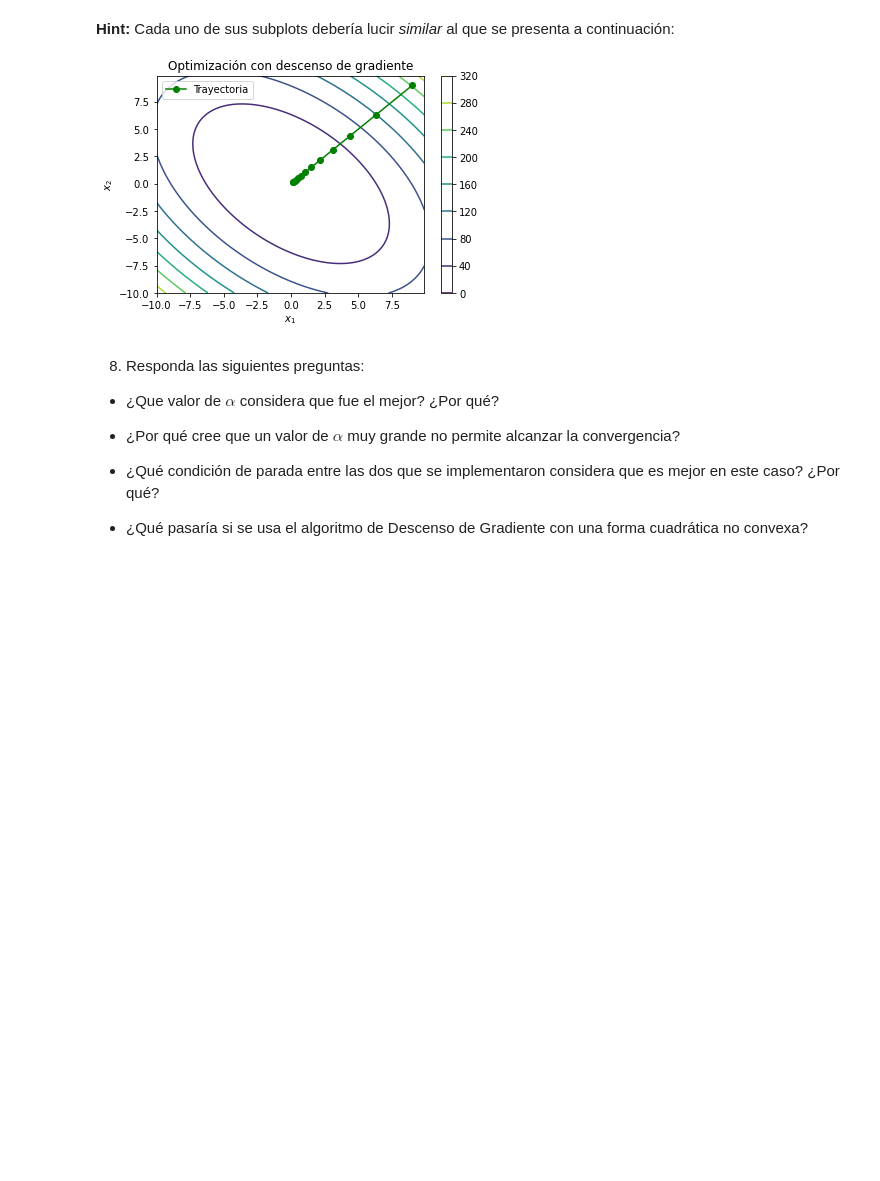
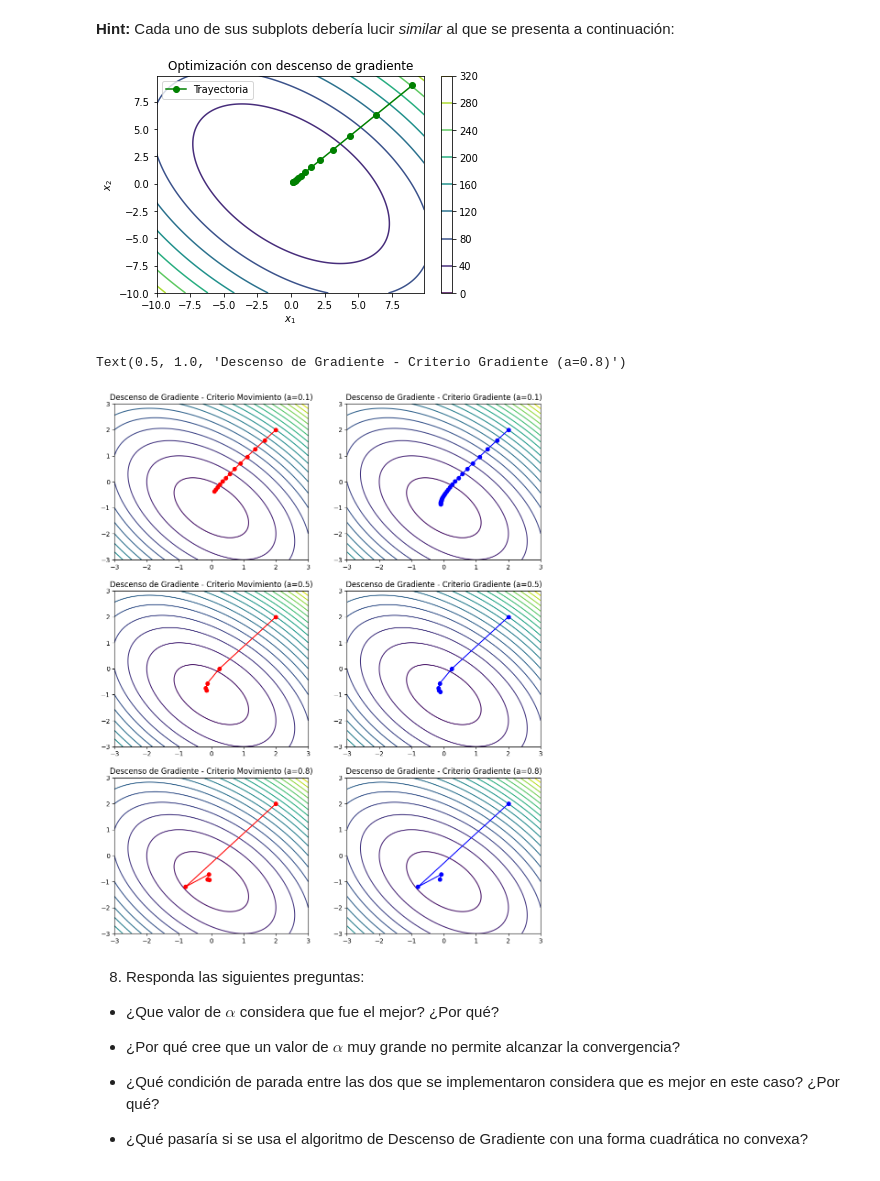
Before and after one commit to GargolasML/Lab4, a Jupyter notebook: Laboratorio_6_20261 - Copy.ipynb, the cells around one changed output. Cells and saved outputs as stored; diff of their text form; code cells hidden in the pictures; blank space fills up the shorter version.

```diff
--- a/Laboratorio_6_20261 - Copy.ipynb
+++ b/Laboratorio_6_20261 - Copy.ipynb
@@ -295,6 +342,66 @@ def descenso_gradiente_tolerancia_parada(X0, alpha, N, epsilon):
   **Hint:** Cada uno de sus subplots debería lucir *similar* al que se presenta a continuación:
 
   ![output.png](embedded-picture-1)
+# %%
+import matplotlib.pyplot as plt
+import numpy as np
+
+x0 = [2,2]
+n = 100
+epsilon = 0.1
+
+fig, axs = plt.subplots(3, 2, figsize=(12,15))
+
+#se sabe que el minimo esta en x* = [0, -1] y empezamos en x0 = [2, 2], entonces se grafica en un rango que incluya ambos puntos.
+x = np.linspace(-3, 3, 200)
+y = np.linspace(-3, 3, 200)
+#organizamos en una matriz para evaluar la funcion en cada punto del plano.
+X, Y = np.meshgrid(x,y)
+#ahora evaluamos la funcion en cada punto del plano para obtener las alturas de la superficie.
+Z = 0.5*(X**2 + X*Y + Y**2) + 0.5*X + Y + 5
+
+#a=0.1
+axs[0,0].contour(X, Y, Z, levels=20)
+cm = descenso_gradiente_tolerancia(x0, 0.1, n, epsilon)
+trayectoria = np.array(cm["historial_x"])
+axs[0,0].plot(trayectoria[:,0], trayectoria[:,1], marker='o', color='red')
+axs[0,0].set_title("Descenso de Gradiente - Criterio Movimiento (a=0.1)")
+
+cg = descenso_gradiente_tolerancia_parada(x0, 0.1, n, epsilon)
+trayectoria_cg = np.array(cg["historial_x"])
+axs[0,1].contour(X, Y, Z, levels=20)
+axs[0,1].plot(trayectoria_cg[:,0], trayectoria_cg[:,1], marker='o', color='blue')
+axs[0,1].set_title("Descenso de Gradiente - Criterio Gradiente (a=0.1)")
+
+#a=0.5
+axs[1,0].contour(X, Y, Z, levels=20)
+cm = descenso_gradiente_tolerancia(x0, 0.5, n, epsilon)
+trayectoria = np.array(cm["historial_x"])
+axs[1,0].plot(trayectoria[:,0], trayectoria[:,1], marker='o', color='red')
+axs[1,0].set_title("Descenso de Gradiente - Criterio Movimiento (a=0.5)")
+cg = descenso_gradiente_tolerancia_parada(x0, 0.5, n, epsilon)
+
+trayectoria_cg = np.array(cg["historial_x"])
+axs[1,1].contour(X, Y, Z, levels=20)
+axs[1,1].plot(trayectoria_cg[:,0], trayectoria_cg[:,1], marker='o', color='blue')
+axs[1,1].set_title("Descenso de Gradiente - Criterio Gradiente (a=0.5)")
+
+
+#a=0.8
+axs[2,0].contour(X, Y, Z, levels=20)
+cm = descenso_gradiente_tolerancia(x0, 0.8, n, epsilon)
+trayectoria = np.array(cm["historial_x"])
+axs[2,0].plot(trayectoria[:,0], trayectoria[:,1], marker='o', color='red')
+axs[2,0].set_title("Descenso de Gradiente - Criterio Movimiento (a=0.8)")
+
+cg = descenso_gradiente_tolerancia_parada(x0, 0.8, n, epsilon)
+trayectoria_cg = np.array(cg["historial_x"])
+axs[2,1].contour(X, Y, Z, levels=20)
+axs[2,1].plot(trayectoria_cg[:,0], trayectoria_cg[:,1], marker='o', color='blue')
+axs[2,1].set_title("Descenso de Gradiente - Criterio Gradiente (a=0.8)")
+# %% [output]
+Text(0.5, 1.0, 'Descenso de Gradiente - Criterio Gradiente (a=0.8)')
+[figure, added]
 # %% [markdown]
 8. Responda las siguientes preguntas:
 
```
Also changed, not shown: parts of 2 cells of this notebook.
